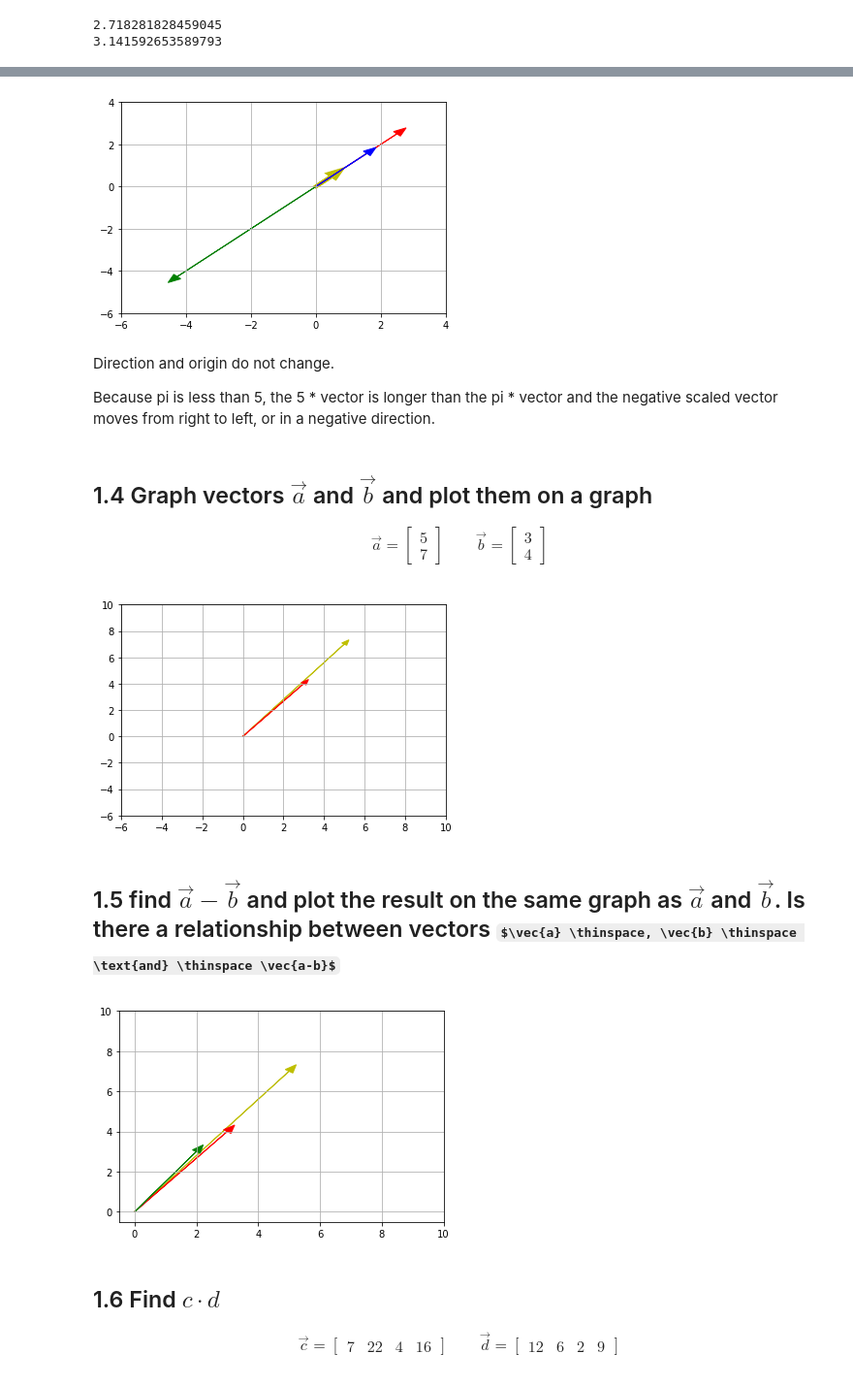
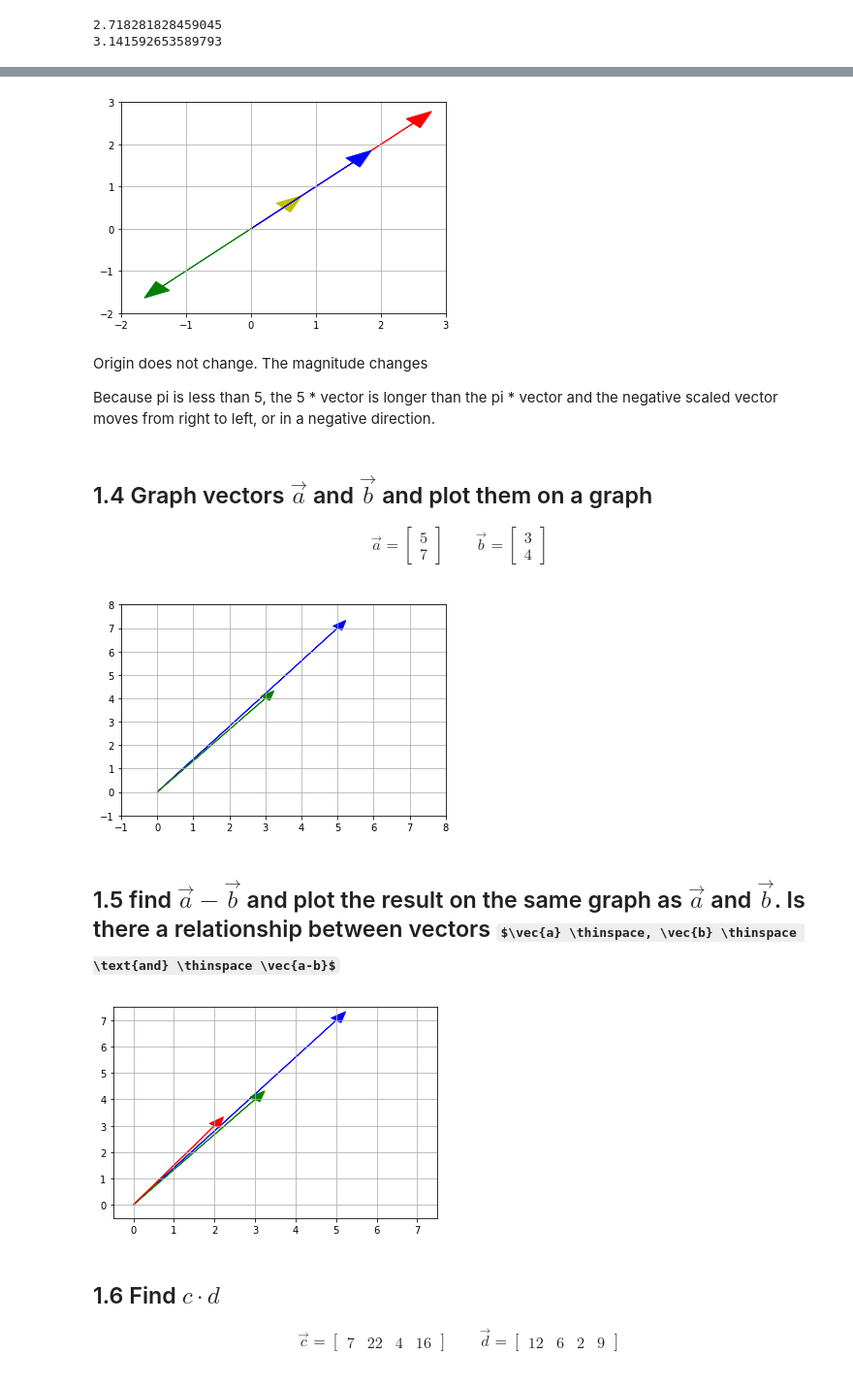
Before and after one commit to vjmiyagi/DS-Unit-1-Sprint-3-Linear-Algebra, a Jupyter notebook: module1/LS_DS_131_Vectors_and_Matrices_Assignment.ipynb, the cells around one changed output, grey strips where cells are left out. Shown at 97% size. Cells and saved outputs as stored; diff of their text form; code cells hidden in the pictures; some formulas as TeX source.

```diff
--- a/module1/LS_DS_131_Vectors_and_Matrices_Assignment.ipynb
+++ b/module1/LS_DS_131_Vectors_and_Matrices_Assignment.ipynb
@@ -92,22 +91,21 @@ print(yellow, red, blue, green)
 # %%
 # Plot a vector and 3 scaled vectors on a graph
 
+# Set graph
+fix, ax = plt.subplots()
+ax.grid()
+plt.xlim(-2, 3)
+plt.ylim(-2, 3)
 
-fig, ax = plt.subplots()
-ax.grid()
-plt.xlim(-6, 4)
-plt.ylim(-6, 4)
-
-plt.arrow(0, 0, *yellow, linewidth=4, head_width=.3, head_length=0.4, color = 'y')
-plt.arrow(0, 0, *red, head_width=.3, head_length=0.4, color = 'r')
-plt.arrow(0, 0, *blue, head_width=.3, head_length=0.4, color = 'b');
-plt.arrow(0, 0, *green, head_width=.3, head_length=0.4, color = 'g');
-
+plt.arrow(0, 0, *yellow, head_width=.3, head_length=0.4, color='y')
+plt.arrow(0, 0, *red, head_width=.3, head_length=0.4, color='r')
+plt.arrow(0, 0, *blue, head_width=.3, head_length=0.4, color='b')
+plt.arrow(0, 0, *green, head_width=.3, head_length=0.4, color='g')
 plt.show()
 # %% [output]
-[figure, old version]
+[figure, new version]
 # %% [markdown]
-Direction and origin do not change.
+Origin does not change.  The magnitude changes
 
 Because pi is less than 5, the 5 *  vector is longer than the pi * vector and the negative scaled vector moves from right to left, or in a negative direction.
 # %% [markdown]
@@ -119,46 +117,46 @@ Because pi is less than 5, the 5 *  vector is longer than the pi * vector and th
 \vec{b} = \begin{bmatrix} 3 \\4 \end{bmatrix}
 \end{align}
 # %%
-
 # Plot two vectors on a graph
 
-a = np.array([5,7])
-b = np.array([3,4])
+a = np.array([5, 7])
+b = np.array([3, 4])
 
 fig, ax = plt.subplots()
 ax.grid()
-plt.xlim(-6, 10)
-plt.ylim(-6, 10)
+plt.xlim(-1, 8)
+plt.ylim(-1, 8)
 
-plt.arrow(0, 0, *a, head_width=.3, head_length=0.4, color = 'y')
-plt.arrow(0, 0, *b, head_width=.3, head_length=0.4, color = 'r')
-
+plt.arrow(0, 0, *a, head_width=.3, head_length=0.4, color = 'b')
+plt.arrow(0, 0, *b, head_width=.3, head_length=0.4, color = 'g')
 
 plt.show()
 # %% [output]
-[figure, old version]
+[figure, new version]
 # %% [markdown]
 ## 1.5 find $\vec{a} - \vec{b}$ and plot the result on the same graph as $\vec{a}$ and $\vec{b}$. Is there a relationship between vectors $\vec{a} \thinspace, \vec{b} \thinspace \text{and} \thinspace \vec{a-b}$
 # %%
-# Plot two vectors on a graph
+# vector a minus vector b
+# Plot two original vectors on a graph
+# Plot difference of vectors
 
-a = np.array([5,7])
-b = np.array([3,4])
-a_b = a  - b
 
+a = np.array([5, 7])
+b = np.array([3, 4])
+a_b = a - b
 
 fig, ax = plt.subplots()
 ax.grid()
-plt.xlim(-.5, 10)
-plt.ylim(-.5, 10)
+plt.xlim(-.5, 7.5)
+plt.ylim(-.5, 7.5)
 
-plt.arrow(0, 0, *a, head_width=.3, head_length=0.4, color = 'y')
-plt.arrow(0, 0, *b, head_width=.3, head_length=0.4, color = 'r')
-plt.arrow(0, 0, *a_b, head_width=.3, head_length=0.4, color = 'g')
+plt.arrow(0, 0, *a, head_width=.3, head_length=0.4, color = 'b')
+plt.arrow(0, 0, *b, head_width=.3, head_length=0.4, color = 'g')
+plt.arrow(0,0, *a_b, head_width=.3, head_length=0.4, color = 'r')
 
 plt.show()
 # %% [output]
-[figure, old version]
+[figure, new version]
 # %% [markdown]
 ## 1.6 Find $c \cdot d$
 
```
Also changed, not shown: parts of 21 cells of this notebook.
